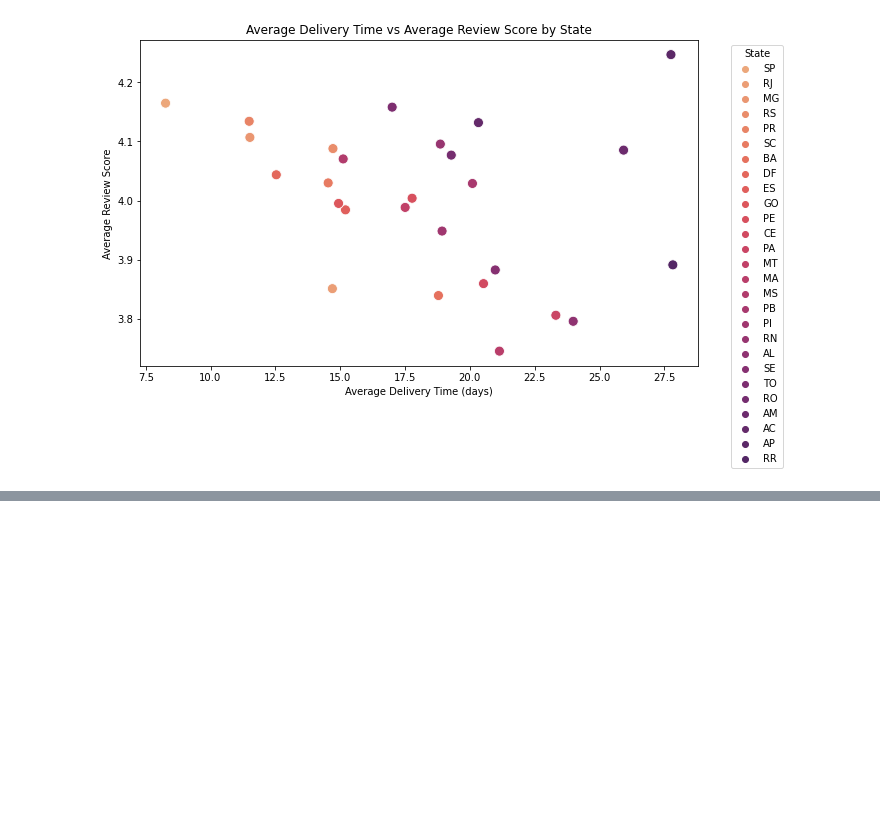
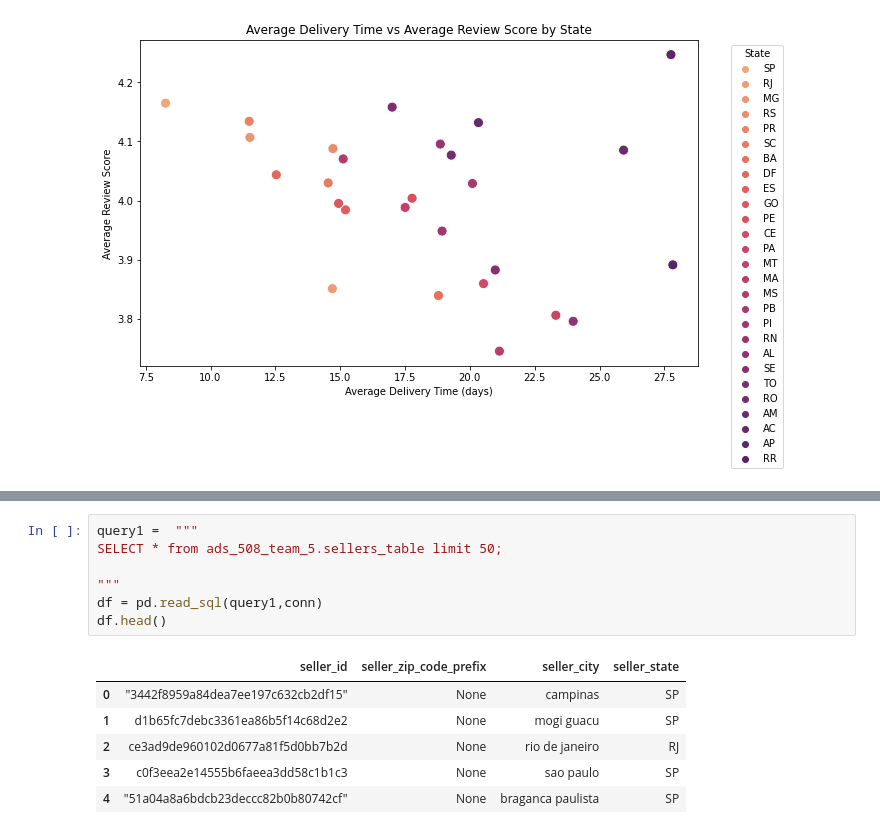
Before and after one commit to justinm329/ads_508_team_project_test, a Jupyter notebook: rahat_database.ipynb, the cells around one changed output, grey strips where cells are left out. Drawn from its saved outputs; the diff is of its cells as text; blank space fills up the shorter version.

```diff
--- a/rahat_database.ipynb
+++ b/rahat_database.ipynb
@@ -444,0 +518,14 @@ plt.show()
+# %%
+query1 =  """
+SELECT * from ads_508_team_5.sellers_table limit 50;
+
+"""
+df = pd.read_sql(query1,conn)
+df.head()
+# %% [output]
+|  | seller_id | seller_zip_code_prefix | seller_city | seller_state |
+| 0 | "3442f8959a84dea7ee197c632cb2df15" | None | campinas | SP |
+| 1 | d1b65fc7debc3361ea86b5f14c68d2e2 | None | mogi guacu | SP |
+| 2 | ce3ad9de960102d0677a81f5d0bb7b2d | None | rio de janeiro | RJ |
+| 3 | c0f3eea2e14555b6faeea3dd58c1b1c3 | None | sao paulo | SP |
+| 4 | "51a04a8a6bdcb23deccc82b0b80742cf" | None | braganca paulista | SP |
```
Also changed, not shown: parts of 26 cells of this notebook.
